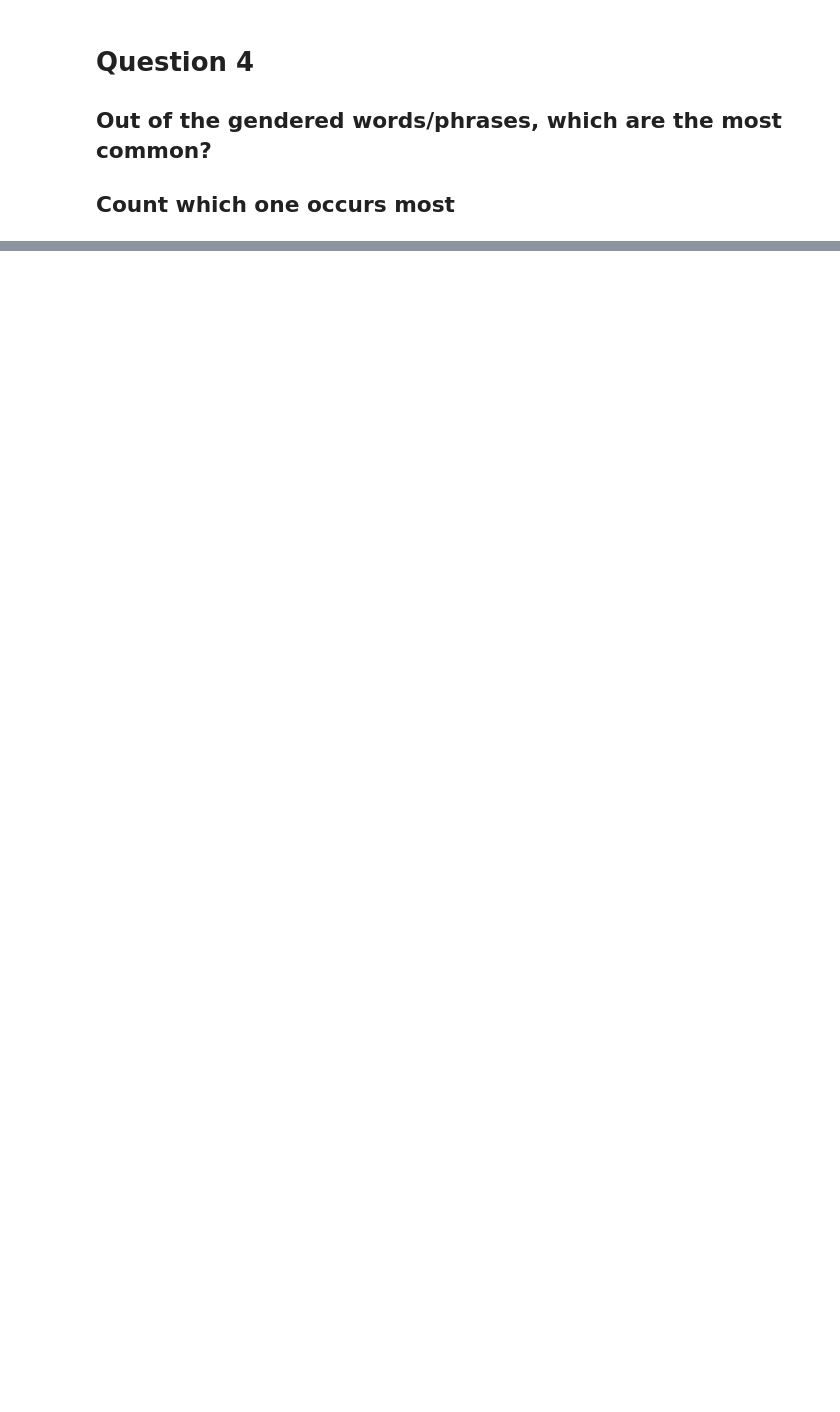
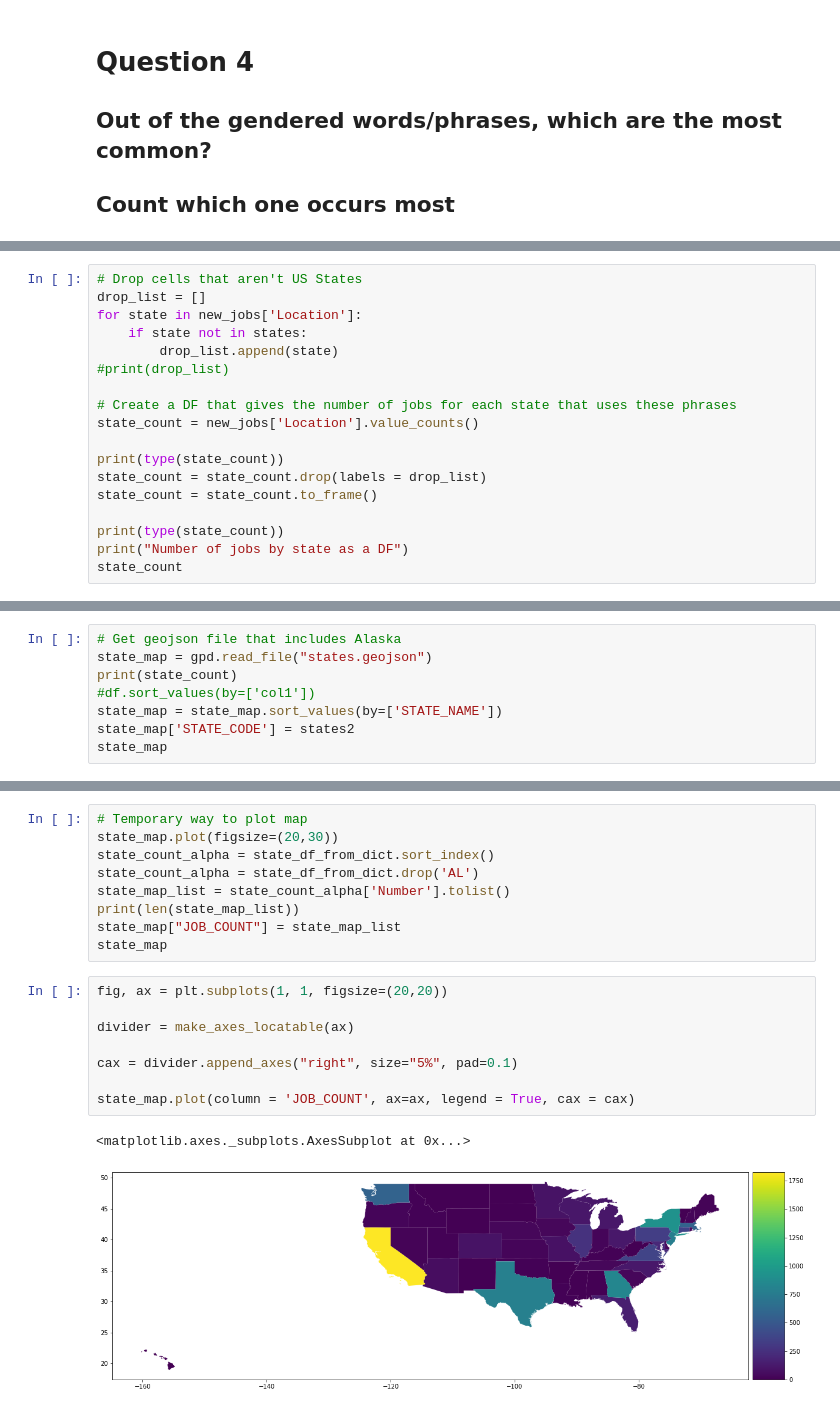
Before and after one commit to Kyle1668/cse184-pronoun-analysis, a Jupyter notebook: Question4.ipynb, the cells around one changed output, grey strips where cells are left out. Drawn from its saved outputs; the diff is of its cells as text; blank space fills up the shorter version.

Commit message:
Heat map implemented, get accurate geojson file

```diff
--- a/Question4.ipynb
+++ b/Question4.ipynb
@@ -220,0 +301,18 @@ without duplicates:  [0, 1, 2, 3, 6, 9, 10, 11, 12, 13, 15, 17, 18, 19, 20, 21,
+# %%
+# Drop cells that aren't US States
+drop_list = []
+for state in new_jobs['Location']:
+    if state not in states:
+        drop_list.append(state)
+#print(drop_list)
+
+# Create a DF that gives the number of jobs for each state that uses these phrases
+state_count = new_jobs['Location'].value_counts()
+
+print(type(state_count))
+state_count = state_count.drop(labels = drop_list)
+state_count = state_count.to_frame()
+
+print(type(state_count))
+print("Number of jobs by state as a DF")
+state_count
@@ -220,0 +467,8 @@ without duplicates:  [0, 1, 2, 3, 6, 9, 10, 11, 12, 13, 15, 17, 18, 19, 20, 21,
+# %%
+# Get geojson file that includes Alaska
+state_map = gpd.read_file("states.geojson")
+print(state_count)
+#df.sort_values(by=['col1'])
+state_map = state_map.sort_values(by=['STATE_NAME'])
+state_map['STATE_CODE'] = states2
+state_map
@@ -220,0 +510,20 @@ without duplicates:  [0, 1, 2, 3, 6, 9, 10, 11, 12, 13, 15, 17, 18, 19, 20, 21,
+# %%
+# Temporary way to plot map
+state_map.plot(figsize=(20,30))
+state_count_alpha = state_df_from_dict.sort_index()
+state_count_alpha = state_df_from_dict.drop('AL')
+state_map_list = state_count_alpha['Number'].tolist()
+print(len(state_map_list))
+state_map["JOB_COUNT"] = state_map_list
+state_map
+# %%
+fig, ax = plt.subplots(1, 1, figsize=(20,20))
+
+divider = make_axes_locatable(ax)
+
+cax = divider.append_axes("right", size="5%", pad=0.1)
+
+state_map.plot(column = 'JOB_COUNT', ax=ax, legend = True, cax = cax)
+# %% [output]
+<matplotlib.axes._subplots.AxesSubplot at 0x...>
+[figure, added]
```
Also changed, not shown: parts of 25 cells of this notebook.
